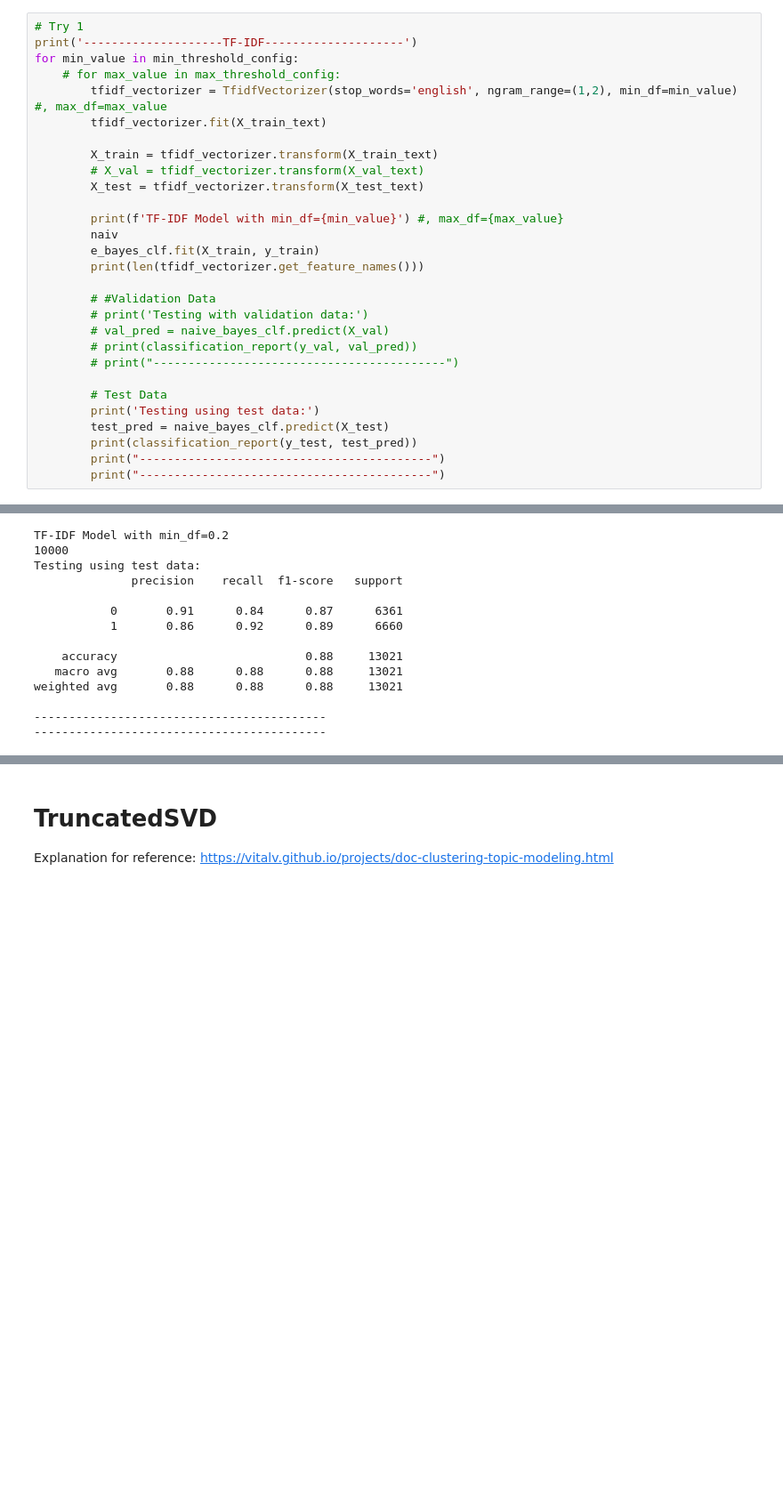
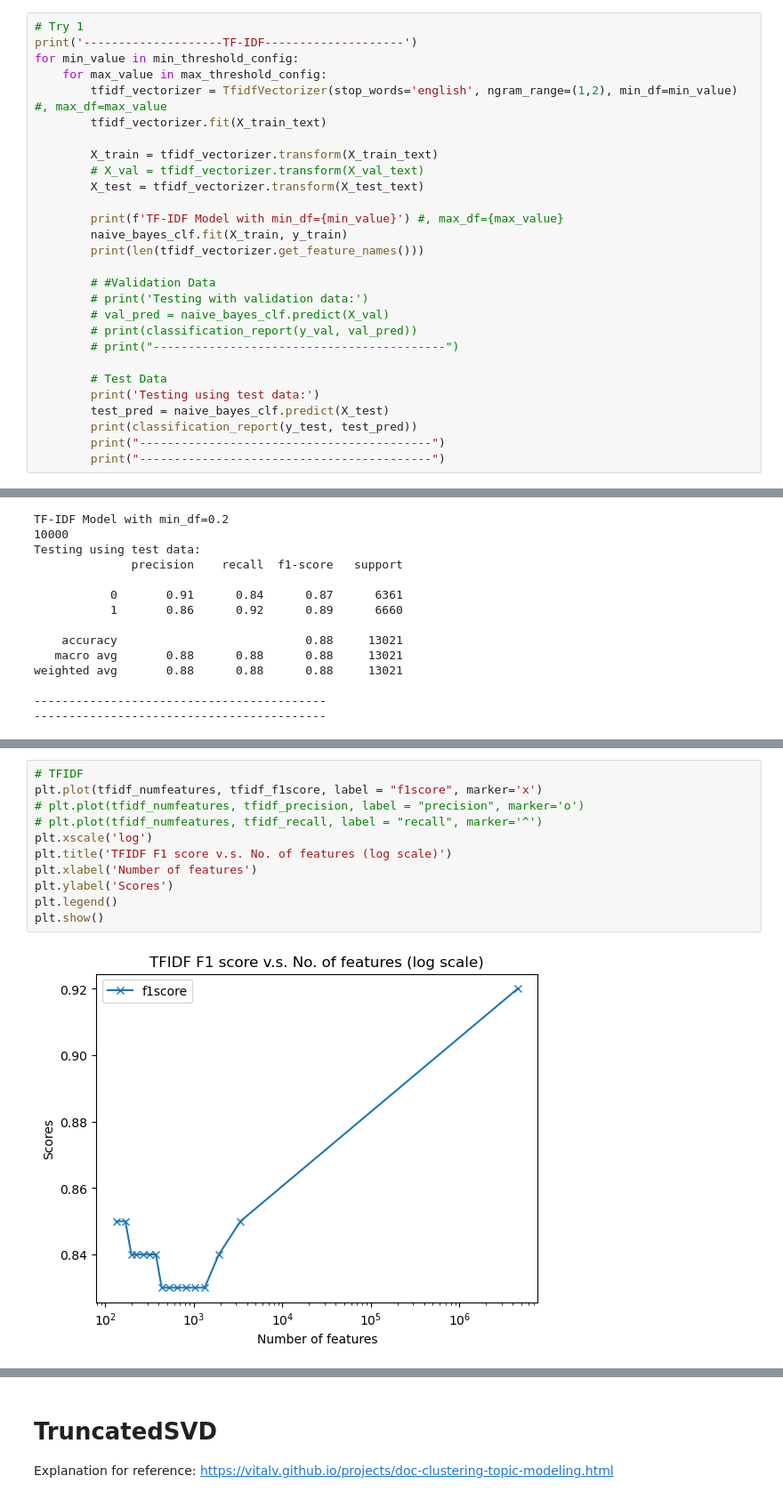
Before and after one commit to joshuawong96/Fake-News-Detection, a Jupyter notebook: Analysis/3. Base Modelling & Feature Selection.ipynb, the cells around one changed output, grey strips where cells are left out. Shown: that part at 89% size. Cells and saved outputs as stored; diff of their text form; blank space fills up the shorter version.

```diff
--- a/Analysis/3. Base Modelling & Feature Selection.ipynb
+++ b/Analysis/3. Base Modelling & Feature Selection.ipynb
@@ -407,7 +449,7 @@ weighted avg       0.84      0.84      0.84     13021
 # Try 1
 print('--------------------TF-IDF--------------------')
 for min_value in min_threshold_config:
-    # for max_value in max_threshold_config:
+    for max_value in max_threshold_config:
         tfidf_vectorizer = TfidfVectorizer(stop_words='english', ngram_range=(1,2), min_df=min_value) #, max_df=max_value
         tfidf_vectorizer.fit(X_train_text)
 
@@ -416,8 +458,7 @@ for min_value in min_threshold_config:
         X_test = tfidf_vectorizer.transform(X_test_text)
 
         print(f'TF-IDF Model with min_df={min_value}') #, max_df={max_value}
-        naiv
-        e_bayes_clf.fit(X_train, y_train)
+        naive_bayes_clf.fit(X_train, y_train)
         print(len(tfidf_vectorizer.get_feature_names()))
 
         # #Validation Data
@@ -683,0 +934,13 @@ weighted avg       0.88      0.88      0.88     13021
+# %%
+# TFIDF
+plt.plot(tfidf_numfeatures, tfidf_f1score, label = "f1score", marker='x')
+# plt.plot(tfidf_numfeatures, tfidf_precision, label = "precision", marker='o')
+# plt.plot(tfidf_numfeatures, tfidf_recall, label = "recall", marker='^')
+plt.xscale('log')
+plt.title('TFIDF F1 score v.s. No. of features (log scale)')
+plt.xlabel('Number of features')
+plt.ylabel('Scores')
+plt.legend()
+plt.show()
+# %% [output]
+[figure, added]
```
Also changed, not shown: parts of 25 cells of this notebook.
